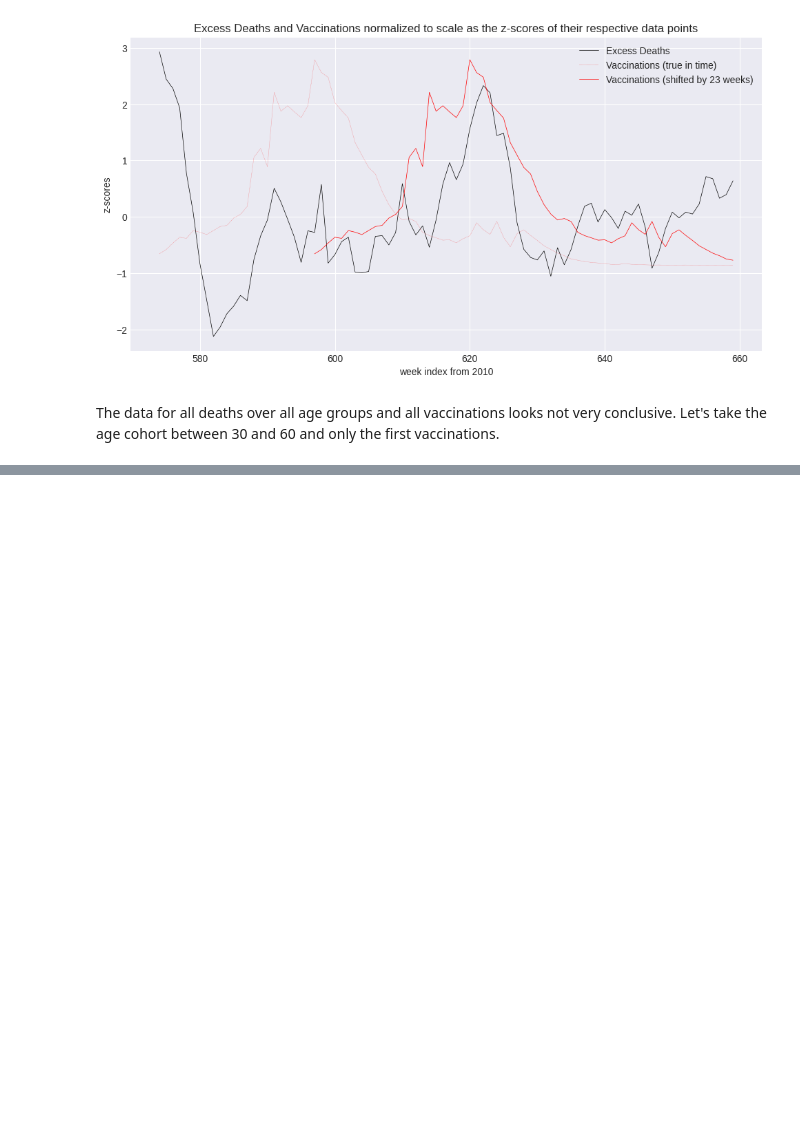
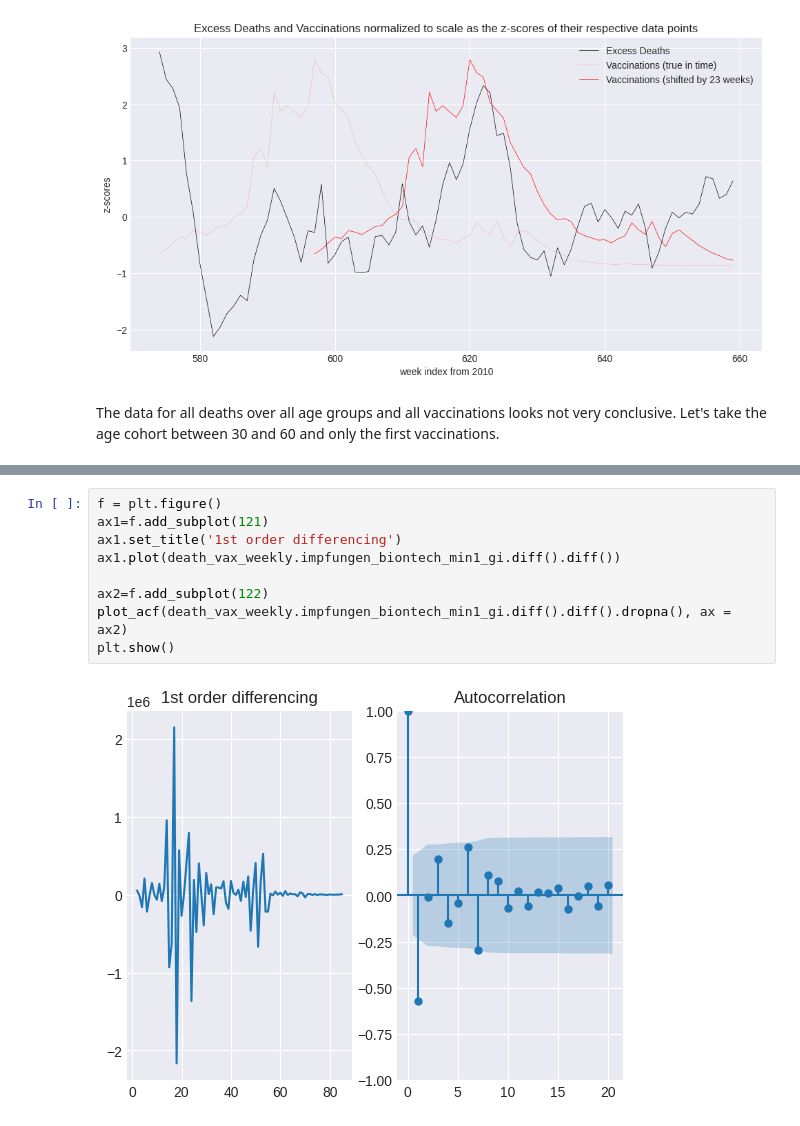
Before and after one commit to matthiasdaues/corona_mortality, a Jupyter notebook: notebooks/mortality_and_vaccination_against_covid.ipynb, the cells around one changed output, grey strips where cells are left out. Drawn from its saved outputs; the diff is of its cells as text; blank space fills up the shorter version.

```diff
--- a/notebooks/mortality_and_vaccination_against_covid.ipynb
+++ b/notebooks/mortality_and_vaccination_against_covid.ipynb
@@ -234,0 +248,11 @@ ValueError: all the input array dimensions for the concatenation axis must match
+# %%
+f = plt.figure()
+ax1=f.add_subplot(121)
+ax1.set_title('1st order differencing')
+ax1.plot(death_vax_weekly.impfungen_biontech_min1_gi.diff().diff())
+
+ax2=f.add_subplot(122)
+plot_acf(death_vax_weekly.impfungen_biontech_min1_gi.diff().diff().dropna(), ax = ax2)
+plt.show()
+# %% [output]
+[figure, added]
```
Also changed, not shown: parts of 3 cells of this notebook.
